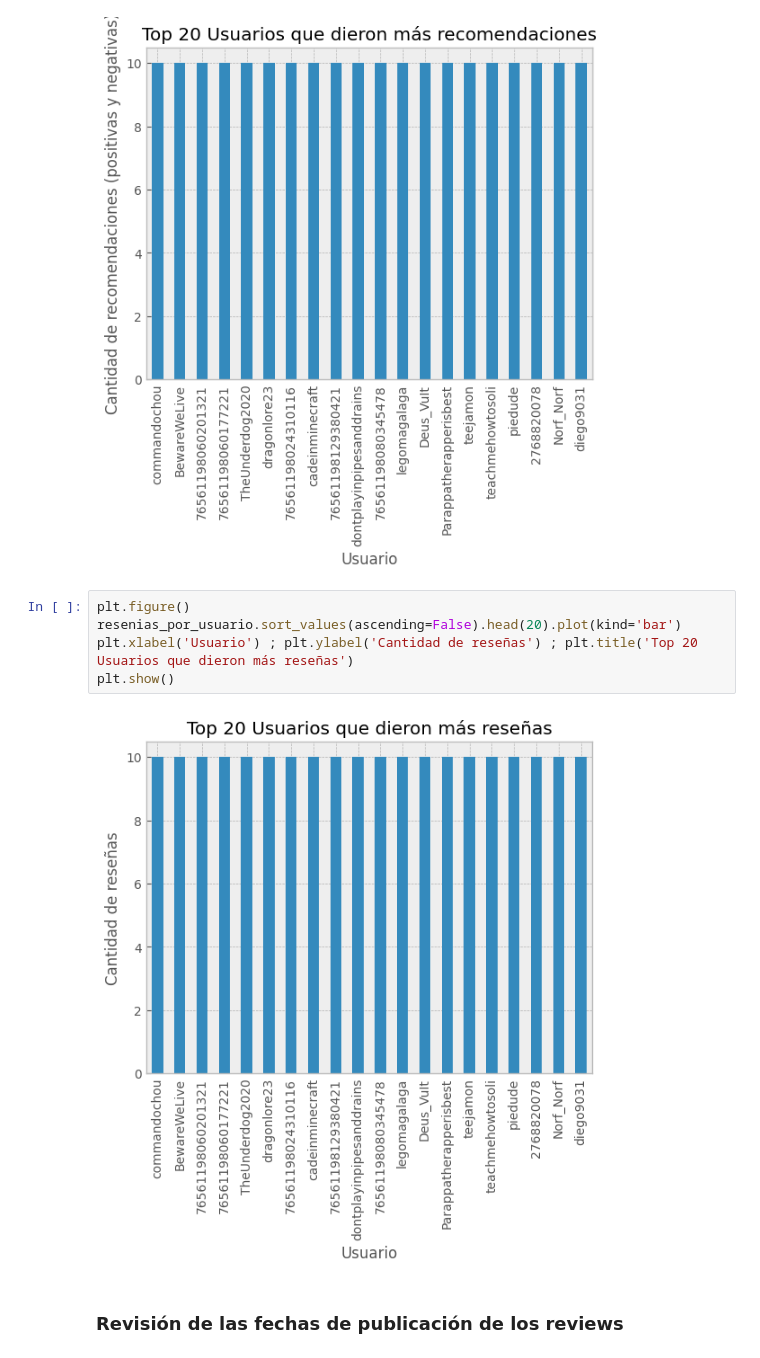
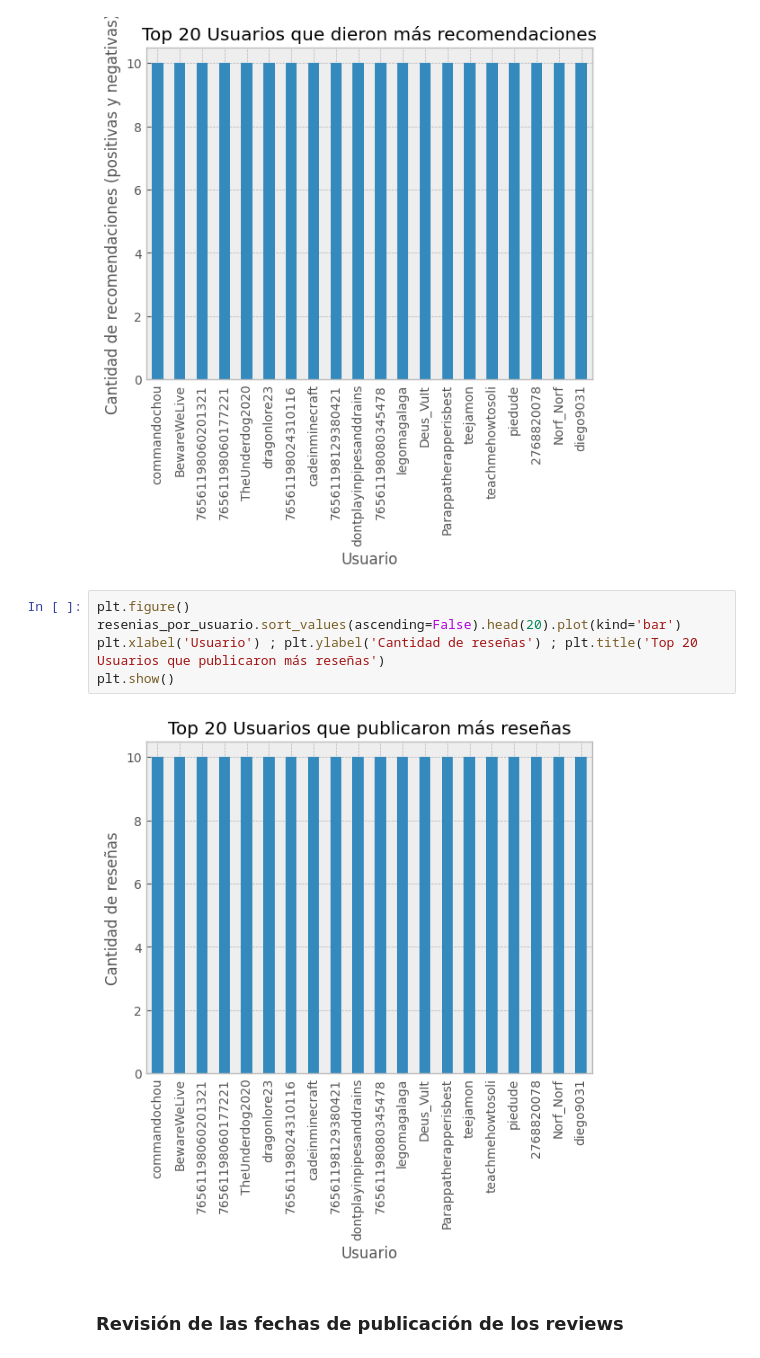
Before and after one commit to anapmaya/PI1_Henry_MLOPS, a Jupyter notebook: EDA.ipynb, the cells around one changed output. Drawn from its saved outputs; the diff is of its cells as text.

```diff
--- a/EDA.ipynb
+++ b/EDA.ipynb
@@ -375,10 +415,10 @@ plt.show()
 # %%
 plt.figure()
 resenias_por_usuario.sort_values(ascending=False).head(20).plot(kind='bar')
-plt.xlabel('Usuario') ; plt.ylabel('Cantidad de reseñas') ; plt.title('Top 20 Usuarios que dieron más reseñas')
+plt.xlabel('Usuario') ; plt.ylabel('Cantidad de reseñas') ; plt.title('Top 20 Usuarios que publicaron más reseñas')
 plt.show()
 # %% [output]
-[figure, old version]
+[figure, new version]
 # %% [markdown]
 ### Revisión de las fechas de publicación de los reviews
 # %%
```
Also changed, not shown: parts of 16 cells of this notebook, 3 other files.
